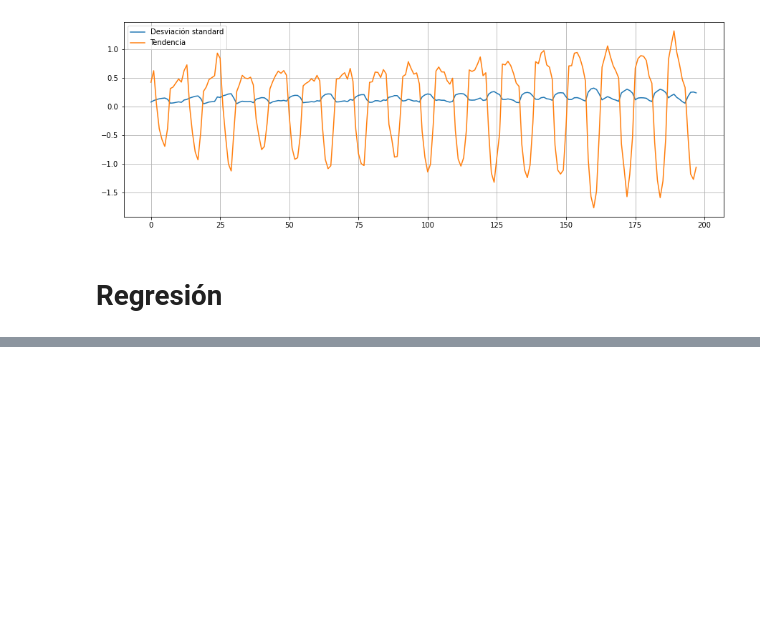
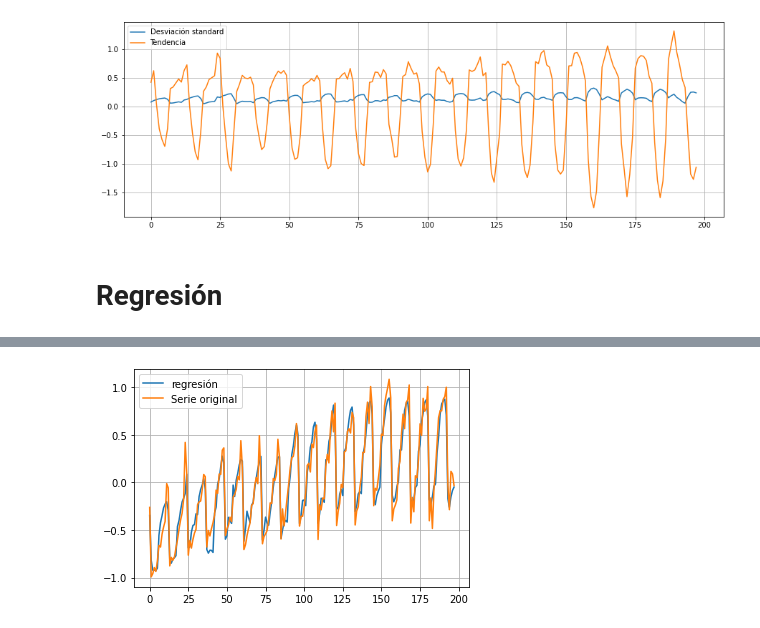
Before and after one commit to RBN421/Aprendizaje_Autom-tico_Avanzado_2024, a Jupyter notebook: Modulo 2_Clase/2.7 Intervalos.ipynb, the cells around one changed output, grey strips where cells are left out. Saved outputs shown, nothing was run; the diff lists cells and outputs as text; code cells hidden in the pictures; blank space fills up the shorter version.

```diff
--- a/Modulo 2_Clase/2.7 Intervalos.ipynb
+++ b/Modulo 2_Clase/2.7 Intervalos.ipynb
@@ -198,2 +236,2 @@ nnet.summary()
 # %%
-nnet.fit(X,Y/2,epochs=500)
+nnet.fit(X,Y/2,epochs=1000)
@@ -200,6 +257,8 @@ nnet.fit(X,Y/2,epochs=500)
 # %%
-y=nnet(X)
+y=nnet(X) #Predicción de la serie de tiempo
 plt.plot(y,label='regresión')
-plt.plot(Y/2,label='Serie')
+plt.plot(Y/2,label='Serie original')
 plt.legend()
 plt.grid()
+# %% [output]
+[figure, added]
```
Also changed, not shown: parts of 7 cells of this notebook.
